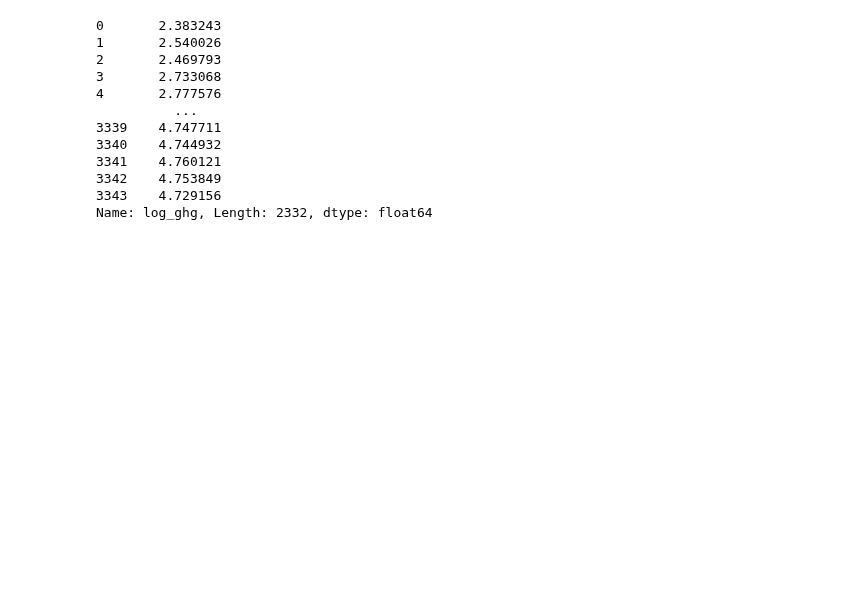
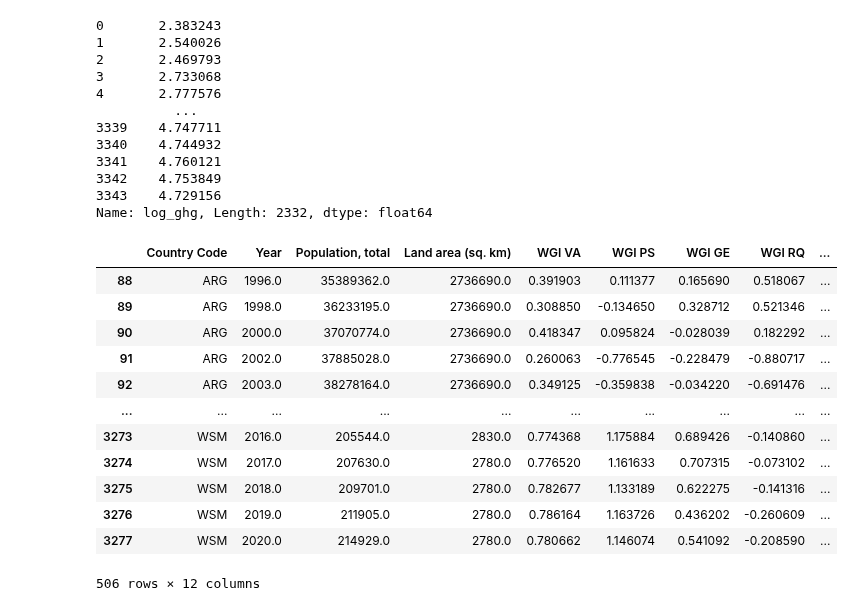
Before and after one commit to marcbarc19/DataScienceExam, a Jupyter notebook: ghg-modelling.ipynb, the cells around one changed output. Cells and saved outputs as stored; diff of their text form; code cells hidden in the pictures; blank space fills up the shorter version.

```diff
--- a/ghg-modelling.ipynb
+++ b/ghg-modelling.ipynb
@@ -780,6 +780,22 @@ display(y_train)
 3342    4.753849
 3343    4.729156
 Name: log_ghg, Length: 2332, dtype: float64
+# %%
+X_test
+# %% [output]
+|  | Country Code | Year | Population, total | Land area (sq. km) | WGI VA | WGI PS | WGI GE | WGI RQ | ... |
+| 88 | ARG | 1996.0 | 35389362.0 | 2736690.0 | 0.391903 | 0.111377 | 0.165690 | 0.518067 | ... |
+| 89 | ARG | 1998.0 | 36233195.0 | 2736690.0 | 0.308850 | -0.134650 | 0.328712 | 0.521346 | ... |
+| 90 | ARG | 2000.0 | 37070774.0 | 2736690.0 | 0.418347 | 0.095824 | -0.028039 | 0.182292 | ... |
+| 91 | ARG | 2002.0 | 37885028.0 | 2736690.0 | 0.260063 | -0.776545 | -0.228479 | -0.880717 | ... |
+| 92 | ARG | 2003.0 | 38278164.0 | 2736690.0 | 0.349125 | -0.359838 | -0.034220 | -0.691476 | ... |
+| ... | ... | ... | ... | ... | ... | ... | ... | ... | ... |
+| 3273 | WSM | 2016.0 | 205544.0 | 2830.0 | 0.774368 | 1.175884 | 0.689426 | -0.140860 | ... |
+| 3274 | WSM | 2017.0 | 207630.0 | 2780.0 | 0.776520 | 1.161633 | 0.707315 | -0.073102 | ... |
+| 3275 | WSM | 2018.0 | 209701.0 | 2780.0 | 0.782677 | 1.133189 | 0.622275 | -0.141316 | ... |
+| 3276 | WSM | 2019.0 | 211905.0 | 2780.0 | 0.786164 | 1.163726 | 0.436202 | -0.260609 | ... |
+| 3277 | WSM | 2020.0 | 214929.0 | 2780.0 | 0.780662 | 1.146074 | 0.541092 | -0.208590 | ... |
+506 rows × 12 columns
 # %%
 # Assuming you have already defined your datasets: X_train, X_val, X_test, y_train, y_val, y_test
 # Also assuming you have a variable Z_train for random effects
```
Also changed, not shown: parts of 6 cells of this notebook, 1 other file.
